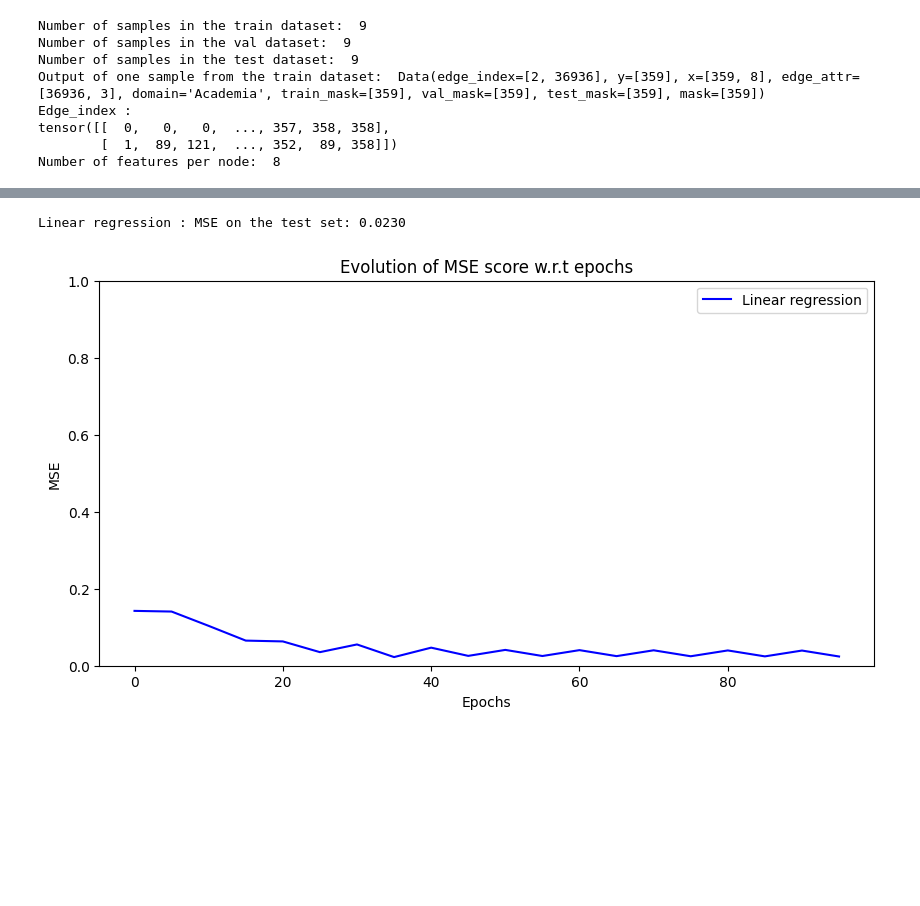
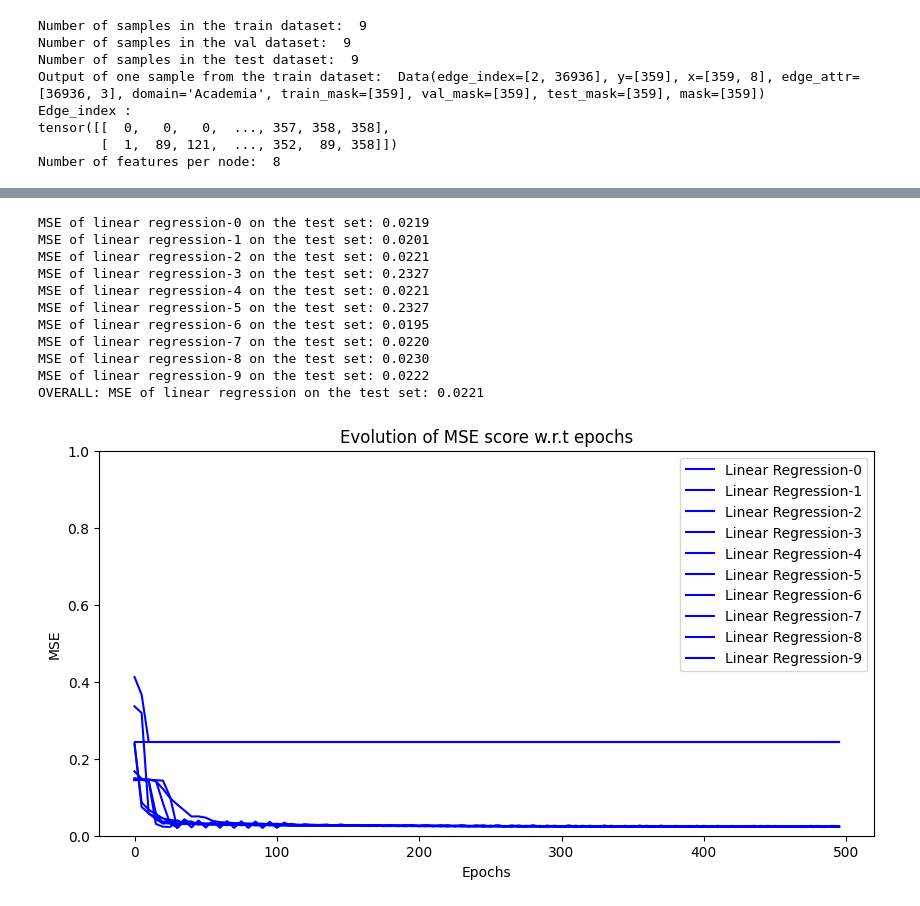
Before and after one commit to timpostuvan/prestige-prediction, a Jupyter notebook: src/2_linear_regression.ipynb, the cells around one changed output, grey strips where cells are left out. Saved outputs shown, nothing was run; the diff lists cells and outputs as text; code cells hidden in the pictures; blank space fills up the shorter version.

Commit message:
Rerun experiments with linear regression

```diff
--- a/src/2_linear_regression.ipynb
+++ b/src/2_linear_regression.ipynb
@@ -1,17 +1,16 @@
 # %%
 import numpy as np
-import matplotlib.pyplot as plt
-
 import torch
 import torch.nn as nn
-from sklearn.metrics import mean_squared_error
 from torch_geometric.loader import DataLoader
 
 from exploration.dataset import PyGAcademicGraph
 
-from utils import train, evaluate
+from utils import train, evaluate, plot_MSE_scores
 
 from exploitation.models import LinearRegression
+
+NUM_EXPERIMENTS = 10
 # %%
 batch_size = 1
 
@@ -82,19 +85,22 @@ Epoch 00100 | Loss: 0.0301
-# %%
-
-MSE_test = evaluate(linear_regression, loss_fcn, device, test_dataloader)
-print("Linear regression : MSE on the test set: {:.4f}".format(MSE_test))
-
-def plot_MSE_score(epoch_list, MSE_scores) :
-    plt.figure(figsize = [10,5])
-    plt.plot(epoch_list, MSE_scores, 'b', label="Linear regression")
-    plt.title("Evolution of MSE score w.r.t epochs")
-    plt.ylim([0.0, 1.0])
-    plt.ylabel("MSE")
-    plt.xlabel("Epochs")
-    plt.legend()
-    plt.show()
-
-plot_MSE_score(epoch_list, linear_regression_MSEs)
-# %% [output]
-Linear regression : MSE on the test set: 0.0230
-[figure, removed]
+# %%
+all_MSE_tests = []
+for i in range(NUM_EXPERIMENTS):
+    MSE_test = evaluate(all_best_models[i], loss_fcn, device, test_dataloader)
+    print(f"MSE of linear regression-{i} on the test set: {MSE_test:.4f}")
+    all_MSE_tests.append(MSE_test)
+print("OVERALL: MSE of linear regression on the test set: {:.4f}".format(np.median(np.array(all_MSE_tests))))
+
+plot_MSE_scores(all_epoch_lists, all_MSEs, model_name="Linear Regression")
+# %% [output]
+MSE of linear regression-0 on the test set: 0.0219
+MSE of linear regression-1 on the test set: 0.0201
+MSE of linear regression-2 on the test set: 0.0221
+MSE of linear regression-3 on the test set: 0.2327
+MSE of linear regression-4 on the test set: 0.0221
+MSE of linear regression-5 on the test set: 0.2327
+MSE of linear regression-6 on the test set: 0.0195
+MSE of linear regression-7 on the test set: 0.0220
+MSE of linear regression-8 on the test set: 0.0230
+MSE of linear regression-9 on the test set: 0.0222
+OVERALL: MSE of linear regression on the test set: 0.0221
+[figure, added]
```
Also changed, not shown: parts of 1 cell of this notebook.
